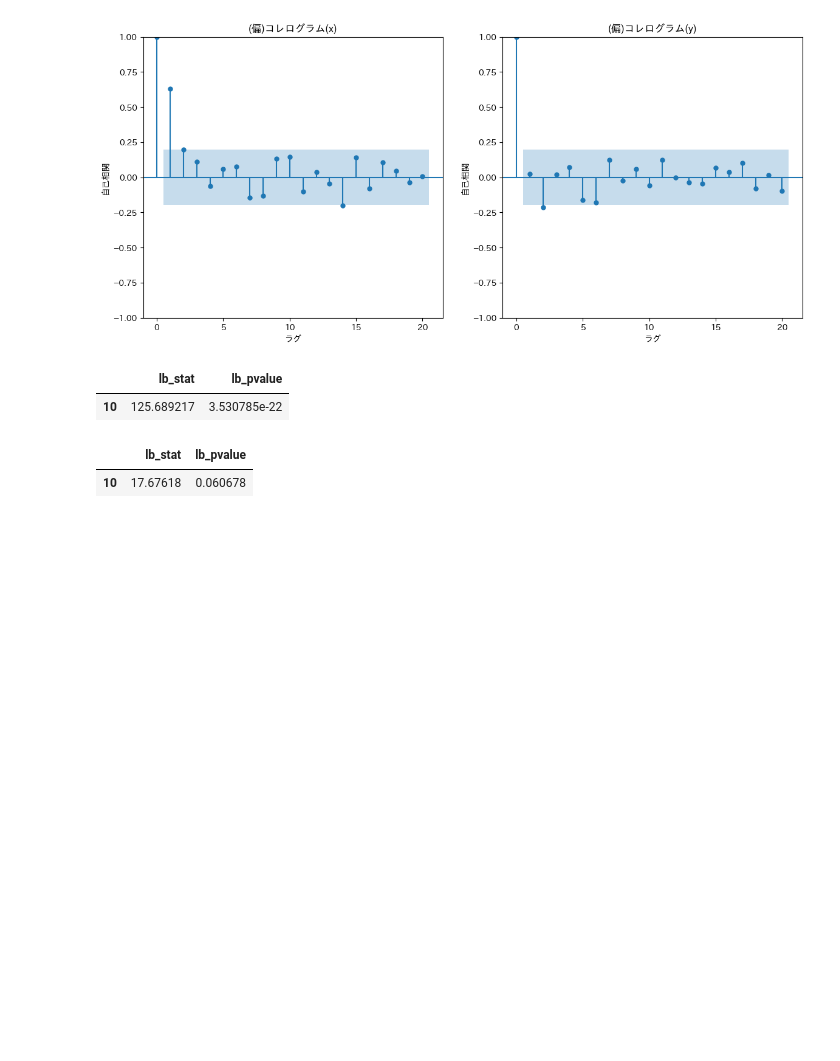
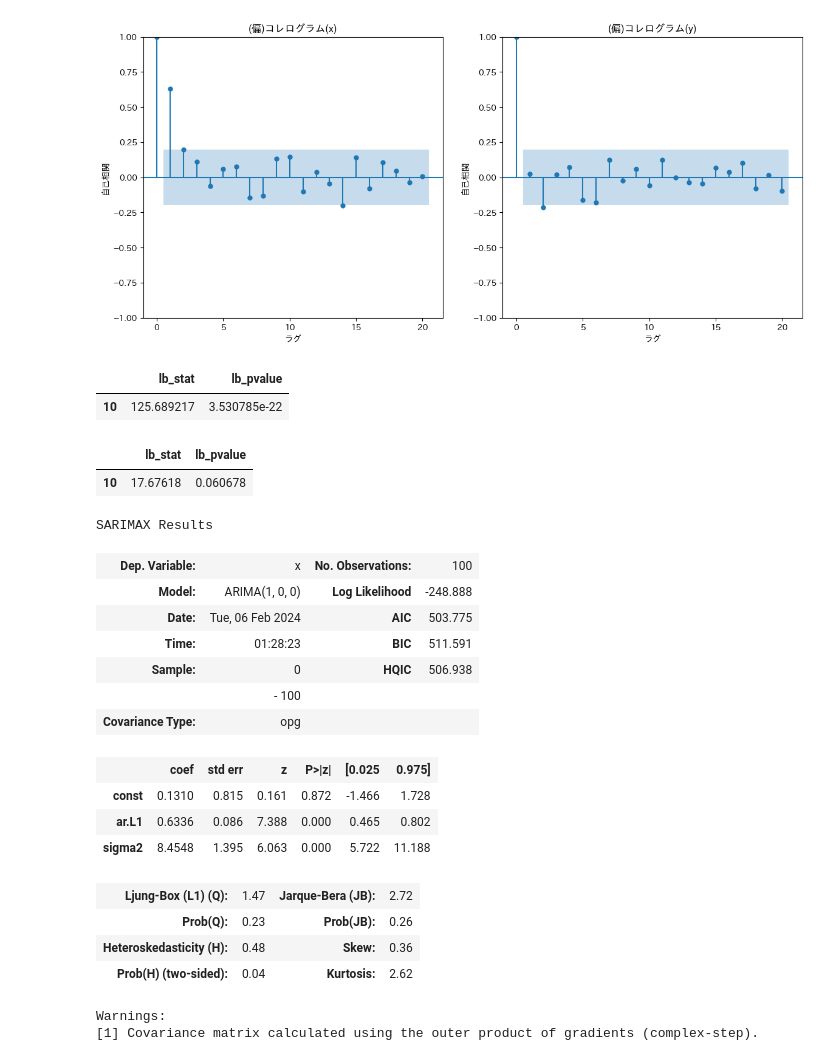
Before and after one commit to shunsuke-tsumori/timeseries_python, a Jupyter notebook: chap3.ipynb, the cells around one changed output. Saved outputs shown, nothing was run; the diff lists cells and outputs as text; code cells hidden in the pictures; blank space fills up the shorter version.

```diff
--- a/chap3.ipynb
+++ b/chap3.ipynb
@@ -122,3 +122,29 @@ result.head()
 # %% [output]
 |  | lb_stat | lb_pvalue |
 | 10 | 17.67618 | 0.060678 |
+# %%
+# AR(1)モデル
+import statsmodels.api as sm
+
+model = sm.tsa.ARIMA(dfx_ret, order=(1, 0, 0))
+results = model.fit()
+results.summary()
+# %% [output]
+SARIMAX Results
+| Dep. Variable: | x | No. Observations: | 100 |
+| Model: | ARIMA(1, 0, 0) | Log Likelihood | -248.888 |
+| Date: | Tue, 06 Feb 2024 | AIC | 503.775 |
+| Time: | 01:28:23 | BIC | 511.591 |
+| Sample: | 0 | HQIC | 506.938 |
+|  | - 100 |  |  |
+| Covariance Type: | opg |  |  |
+|  | coef | std err | z | P>|z| | [0.025 | 0.975] |
+| const | 0.1310 | 0.815 | 0.161 | 0.872 | -1.466 | 1.728 |
+| ar.L1 | 0.6336 | 0.086 | 7.388 | 0.000 | 0.465 | 0.802 |
+| sigma2 | 8.4548 | 1.395 | 6.063 | 0.000 | 5.722 | 11.188 |
+| Ljung-Box (L1) (Q): | 1.47 | Jarque-Bera (JB): | 2.72 |
+| Prob(Q): | 0.23 | Prob(JB): | 0.26 |
+| Heteroskedasticity (H): | 0.48 | Skew: | 0.36 |
+| Prob(H) (two-sided): | 0.04 | Kurtosis: | 2.62 |
+Warnings:
+[1] Covariance matrix calculated using the outer product of gradients (complex-step).
```
Also changed, not shown: parts of 1 cell of this notebook.
